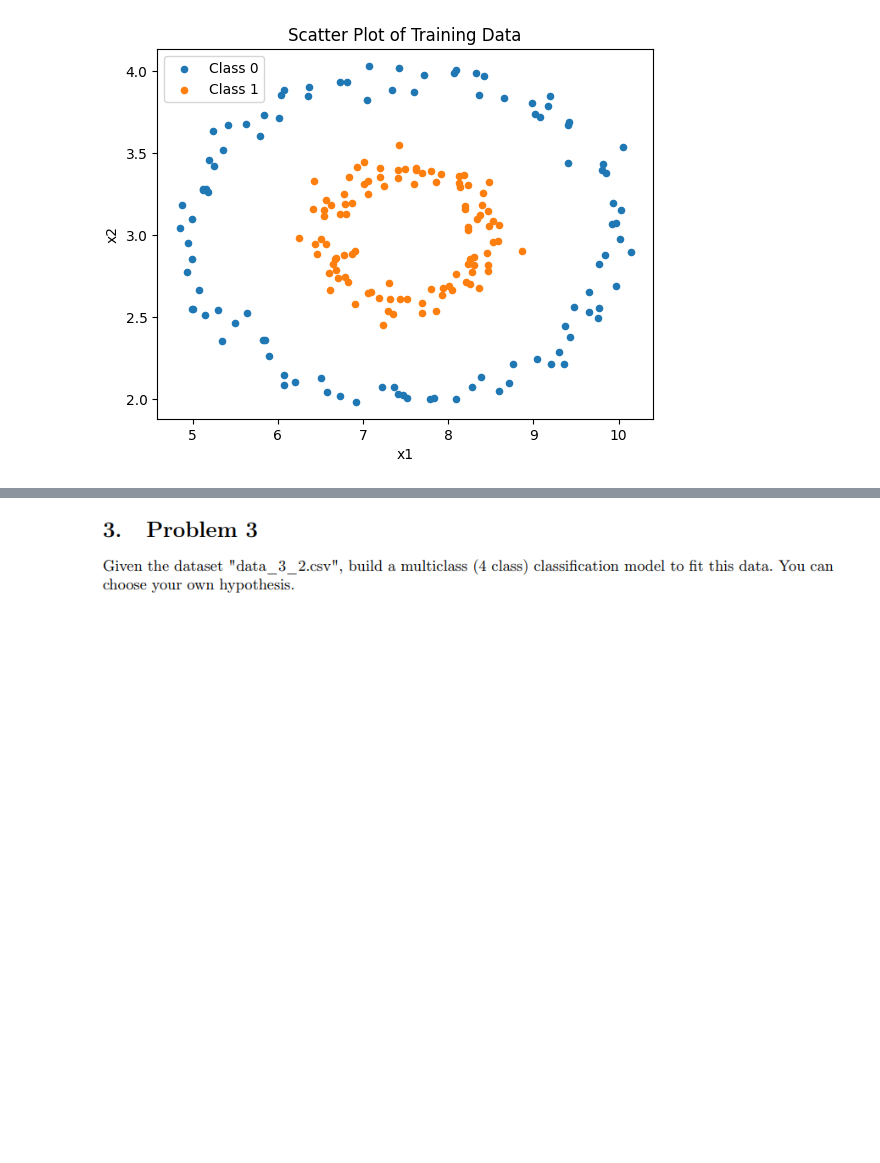
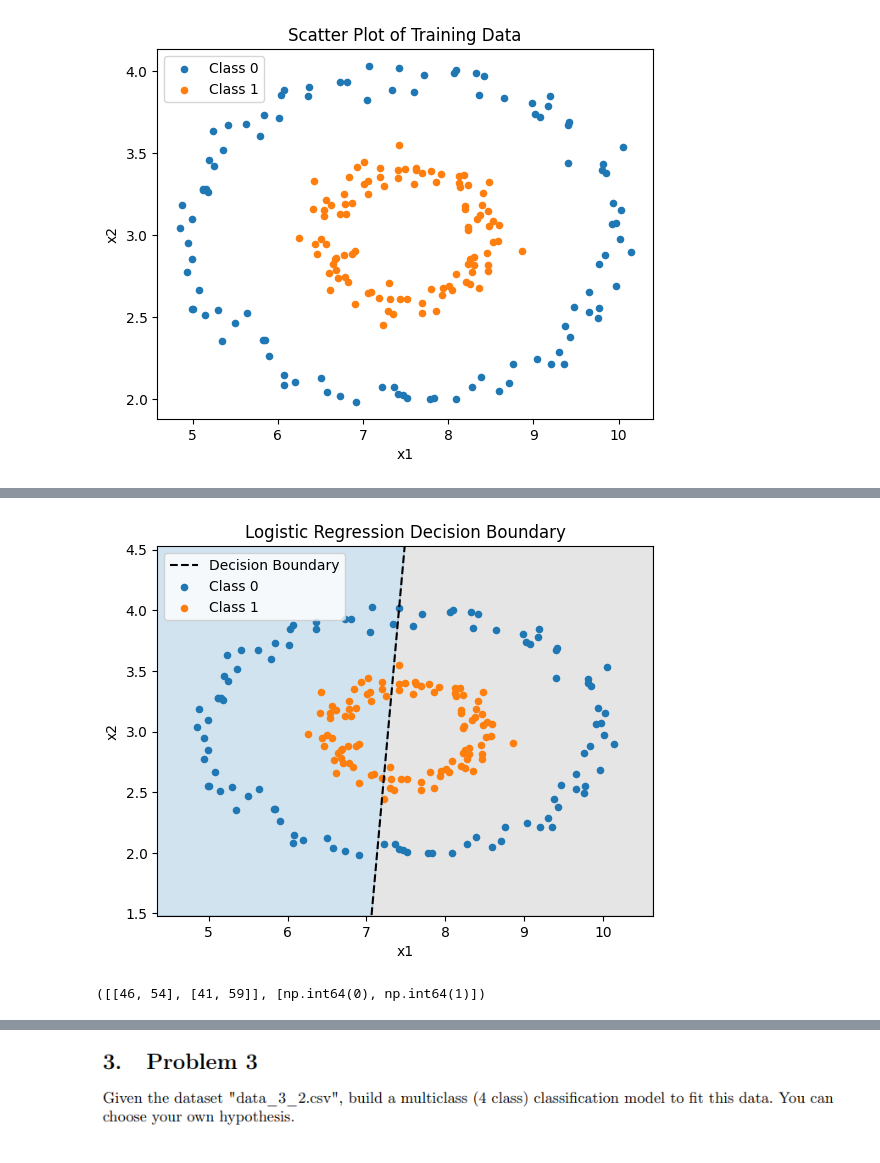
Before and after one commit to i-eat-tea/IML, a Jupyter notebook: TP3_group1/Logistic_Regrssion.ipynb, the cells around one changed output, grey strips where cells are left out. Cells and saved outputs as stored; diff of their text form; code cells hidden in the pictures; blank space fills up the shorter version.

```diff
--- a/TP3_group1/Logistic_Regrssion.ipynb
+++ b/TP3_group1/Logistic_Regrssion.ipynb
@@ -279,0 +228,10 @@ def predict(X, w, b):
+# %%
+learning_rate = 0.01
+num_iterations = 10000
+
+final_w, final_b = gradient_descent(X_train_1, y_train, learning_rate, num_iterations)
+
+predictions = predict(X_train_1, final_w, final_b)
+predictions.shape
+accuracy = np.mean(predictions == y_train) * 100
+print(f"Training Accuracy: {accuracy:.2f}%")
@@ -279,0 +256,29 @@ def predict(X, w, b):
+# %%
+slope = -final_w[0] / final_w[1]
+intercept = -final_b / final_w[1]
+
+xmin, xmax = X_train_1[:, 0].min() - 0.5, X_train_1[:, 0].max() + 0.5
+ymin, ymax = X_train_1[:, 1].min() - 0.5, X_train_1[:, 1].max() + 0.5
+
+xd = np.array([xmin, xmax])
+yd = slope * xd + intercept
+
+plt.plot(xd, yd, 'k', ls='--', label='Decision Boundary')
+plt.fill_between(xd, yd, ymin, color='tab:gray', alpha=0.2)
+plt.fill_between(xd, yd, ymax,color='tab:blue', alpha=0.2)
+
+plt.scatter(X_train_1[y_train == 0, 0], X_train_1[y_train == 0, 1], c='tab:blue', label='Class 0', s = 20)
+plt.scatter(X_train_1[y_train == 1, 0], X_train_1[y_train == 1, 1], c='tab:orange', label='Class 1', s = 20)
+plt.xlabel('x1')
+plt.ylabel('x2')
+plt.title('Logistic Regression Decision Boundary')
+plt.legend()
+plt.xlim(xmin, xmax)
+plt.ylim(ymin, ymax)
+plt.show()
+# %% [output]
+[figure, added]
+# %%
+get_confusion_matrix(y_train,predictions)
+# %% [output]
+([[46, 54], [41, 59]], [np.int64(0), np.int64(1)])
```
Also changed, not shown: parts of 11 cells of this notebook.
